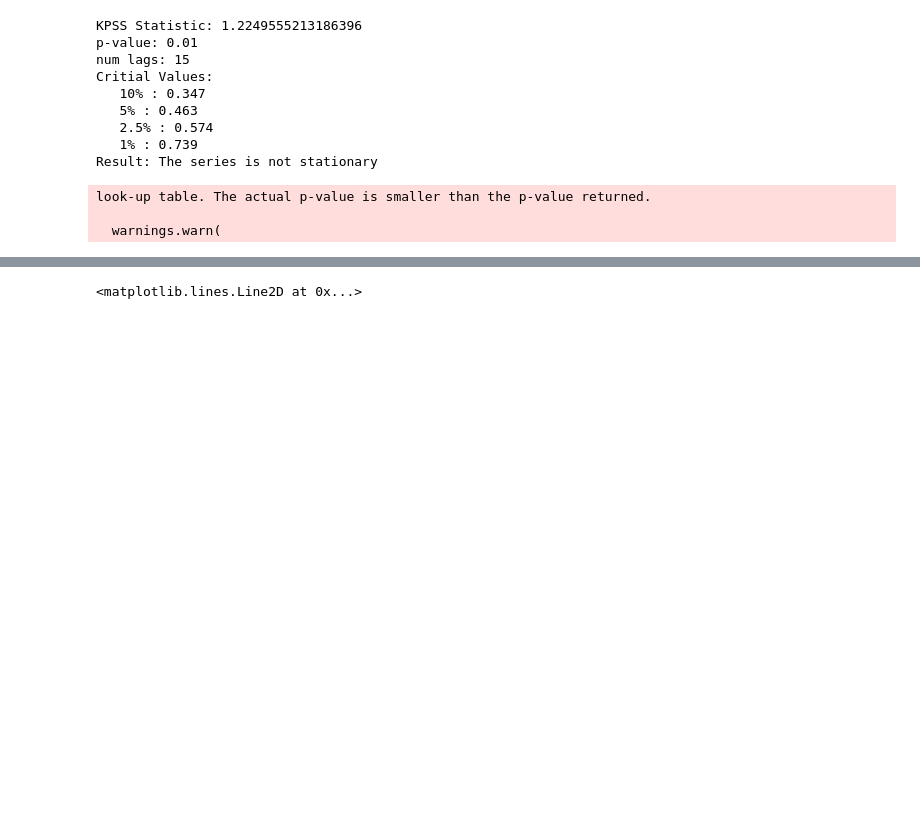
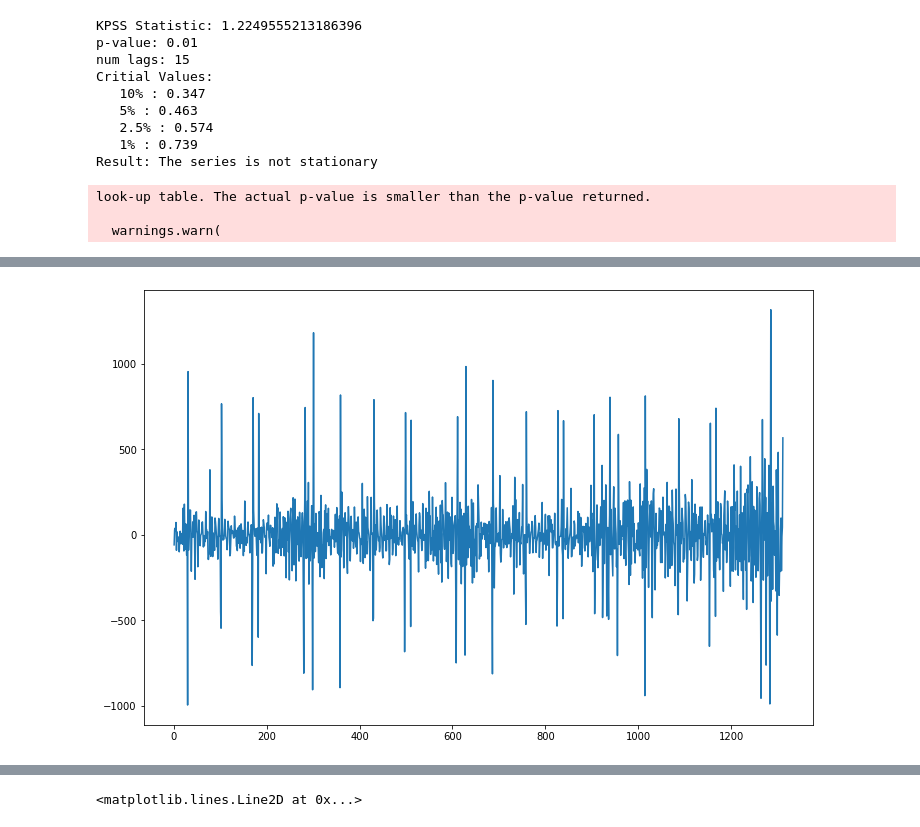
Before and after one commit to JoelPoah/AIMLCA2, a Jupyter notebook: TimeSeries_PartA/TimeSeries.ipynb, the cells around one changed output, grey strips where cells are left out. Cells and saved outputs as stored; diff of their text form; code cells hidden in the pictures; blank space fills up the shorter version.

```diff
--- a/TimeSeries_PartA/TimeSeries.ipynb
+++ b/TimeSeries_PartA/TimeSeries.ipynb
@@ -264,0 +249,6 @@ look-up table. The actual p-value is smaller than the p-value returned.
+# %%
+airtrain["Value_diff"] = airtrain["Value"] - airtrain["Value"].shift(1)
+airtrain["Value_diff"].dropna().plot(figsize=(12, 8))
+plt.show()
+# %% [output]
+[figure, added]
```
Also changed, not shown: parts of 10 cells of this notebook, 1 other file.
